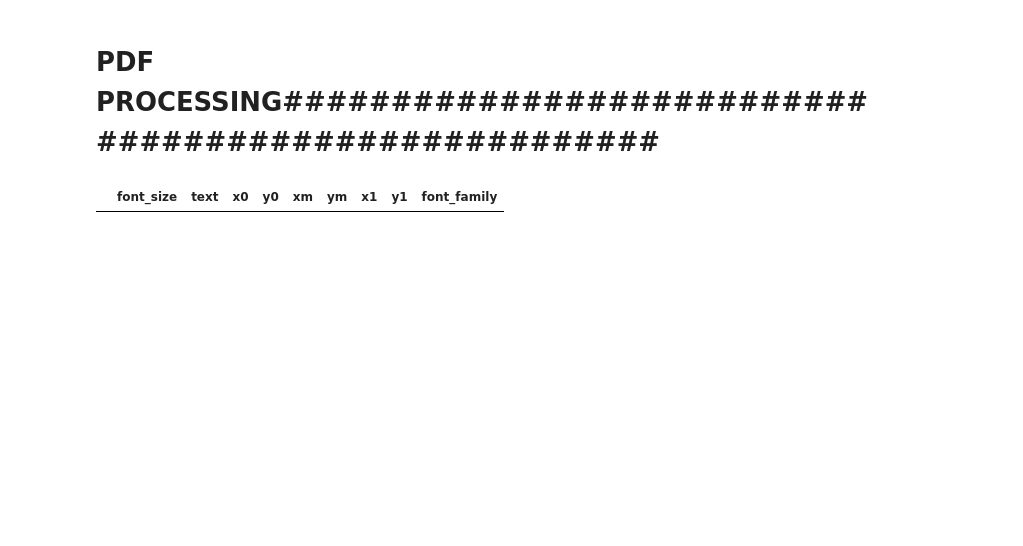
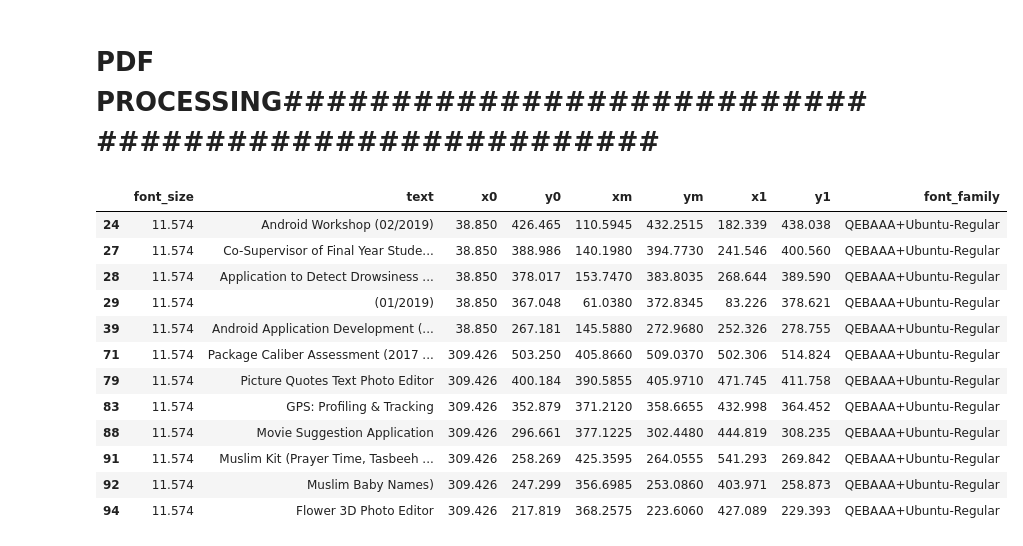
Before and after one commit to strikerhac/pdf_parser, a Jupyter notebook: pdf_parser.ipynb, the cells around one changed output. Cells and saved outputs as stored; diff of their text form; code cells hidden in the pictures; blank space fills up the shorter version.

Commit message:
threshold list

```diff
--- a/pdf_parser.ipynb
+++ b/pdf_parser.ipynb
@@ -75,24 +75,45 @@ def extractInfoFromHTML(soup):
 def extractInfoFromXML(soup):
     #bottom left and top right coordinates in xml bbox
     wordList = soup.find_all('textline')
-    word = ""
+    words_in_textline = ""
+    fonts = {}
+    point_size = {}
     font = ""
     size = ""
     wList = []
+
     for textline in wordList:
         for text in textline:
             if isinstance(text, NavigableString):
                 continue
             if isinstance(text, Tag) and text.get('bbox') != None:
-                word += text.text
+                words_in_textline += text.text
                 #Point size of the majority of its constituent words.
                 #Font of the majority of its constituent words.
                 #Coordinates relating to its position on the page.
-                font = text.get('font')
-                size = text .get('size')
-        wList.append((size,word,textline.get('bbox'),font))
+                if text.get('font') in fonts.keys():
+                    fonts[""+text.get('font')] += 1
+                else:
+                    fonts[""+text.get('font')] = 1
 
-        word = ""
+                if text.get('size') in point_size.keys():
+                    point_size[""+text.get('size')] += 1
+                else:
+                    point_size[""+text.get('size')] = 1
+
+        font = max(fonts.items(), key=operator.itemgetter(1))[0]
+        size = max(point_size.items(), key=operator.itemgetter(1))[0]
+        bb = textline.get('bbox').split(',')
+        xm = (float(bb[2])+float(bb[0]))/2
+        ym = (float(bb[3])+float(bb[1]))/2
+        wList.append((size,words_in_textline,bb[0],bb[1],xm,ym,bb[2],bb[3],font))
+
+        fonts = {}
+        point_size = {}
+        words_in_textline = ""
+
     data = pd.DataFrame(wList)
-    data.columns = ["font_size", "text", "bbox", "font_family"]
-    return data
+    data.columns = ["font_size", "text", "x0","y0","xm","ym","x1","y1","font_family"]
+    data[["x0","y0","xm","ym","x1","y1"]] = data[["x0","y0","xm","ym","x1","y1"]].apply(pd.to_numeric)
+
+    return (data)
@@ -202,5 +177,6 @@ def make_sub_bins(df):
 # %%
 doc = convert('./data/sample.pdf','XML')
 s = soup(doc)
-data = extractInfoFromXMLnew(s)
+data = extractInfoFromXML(s)
 df_list = segmentByFontAndSize(data)
+sub_bins_list = make_sub_bins(df_list)
@@ -209,4 +183,16 @@ sub_bins = make_sub_bins(df_list[4])
-# %%
-sub_bins[2]
-# %% [output]
-|  | font_size | text | x0 | y0 | xm | ym | x1 | y1 | font_family |
+# %%
+df_list[1]
+# %% [output]
+|  | font_size | text | x0 | y0 | xm | ym | x1 | y1 | font_family |
+| 24 | 11.574 | Android Workshop (02/2019) | 38.850 | 426.465 | 110.5945 | 432.2515 | 182.339 | 438.038 | QEBAAA+Ubuntu-Regular |
+| 27 | 11.574 | Co-Supervisor of Final Year Stude... | 38.850 | 388.986 | 140.1980 | 394.7730 | 241.546 | 400.560 | QEBAAA+Ubuntu-Regular |
+| 28 | 11.574 | Application to Detect Drowsiness ... | 38.850 | 378.017 | 153.7470 | 383.8035 | 268.644 | 389.590 | QEBAAA+Ubuntu-Regular |
+| 29 | 11.574 | (01/2019) | 38.850 | 367.048 | 61.0380 | 372.8345 | 83.226 | 378.621 | QEBAAA+Ubuntu-Regular |
+| 39 | 11.574 | Android Application Development (... | 38.850 | 267.181 | 145.5880 | 272.9680 | 252.326 | 278.755 | QEBAAA+Ubuntu-Regular |
+| 71 | 11.574 | Package Caliber Assessment (2017 ... | 309.426 | 503.250 | 405.8660 | 509.0370 | 502.306 | 514.824 | QEBAAA+Ubuntu-Regular |
+| 79 | 11.574 | Picture Quotes Text Photo Editor | 309.426 | 400.184 | 390.5855 | 405.9710 | 471.745 | 411.758 | QEBAAA+Ubuntu-Regular |
+| 83 | 11.574 | GPS: Proﬁling & Tracking | 309.426 | 352.879 | 371.2120 | 358.6655 | 432.998 | 364.452 | QEBAAA+Ubuntu-Regular |
+| 88 | 11.574 | Movie Suggestion Application | 309.426 | 296.661 | 377.1225 | 302.4480 | 444.819 | 308.235 | QEBAAA+Ubuntu-Regular |
+| 91 | 11.574 | Muslim Kit (Prayer Time, Tasbeeh ... | 309.426 | 258.269 | 425.3595 | 264.0555 | 541.293 | 269.842 | QEBAAA+Ubuntu-Regular |
+| 92 | 11.574 | Muslim Baby Names) | 309.426 | 247.299 | 356.6985 | 253.0860 | 403.971 | 258.873 | QEBAAA+Ubuntu-Regular |
+| 94 | 11.574 | Flower 3D Photo Editor | 309.426 | 217.819 | 368.2575 | 223.6060 | 427.089 | 229.393 | QEBAAA+Ubuntu-Regular |
```
Also changed, not shown: parts of 11 cells of this notebook.
